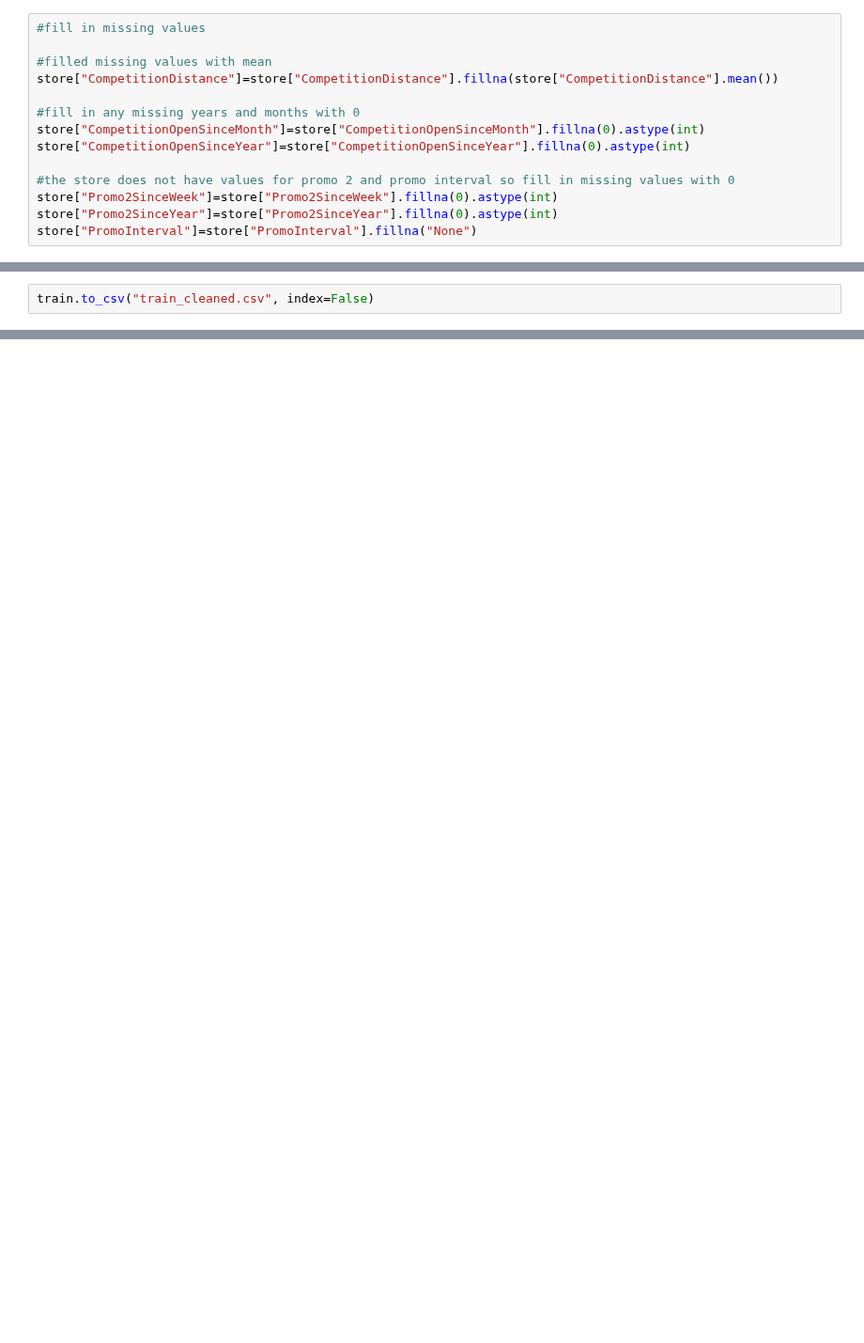
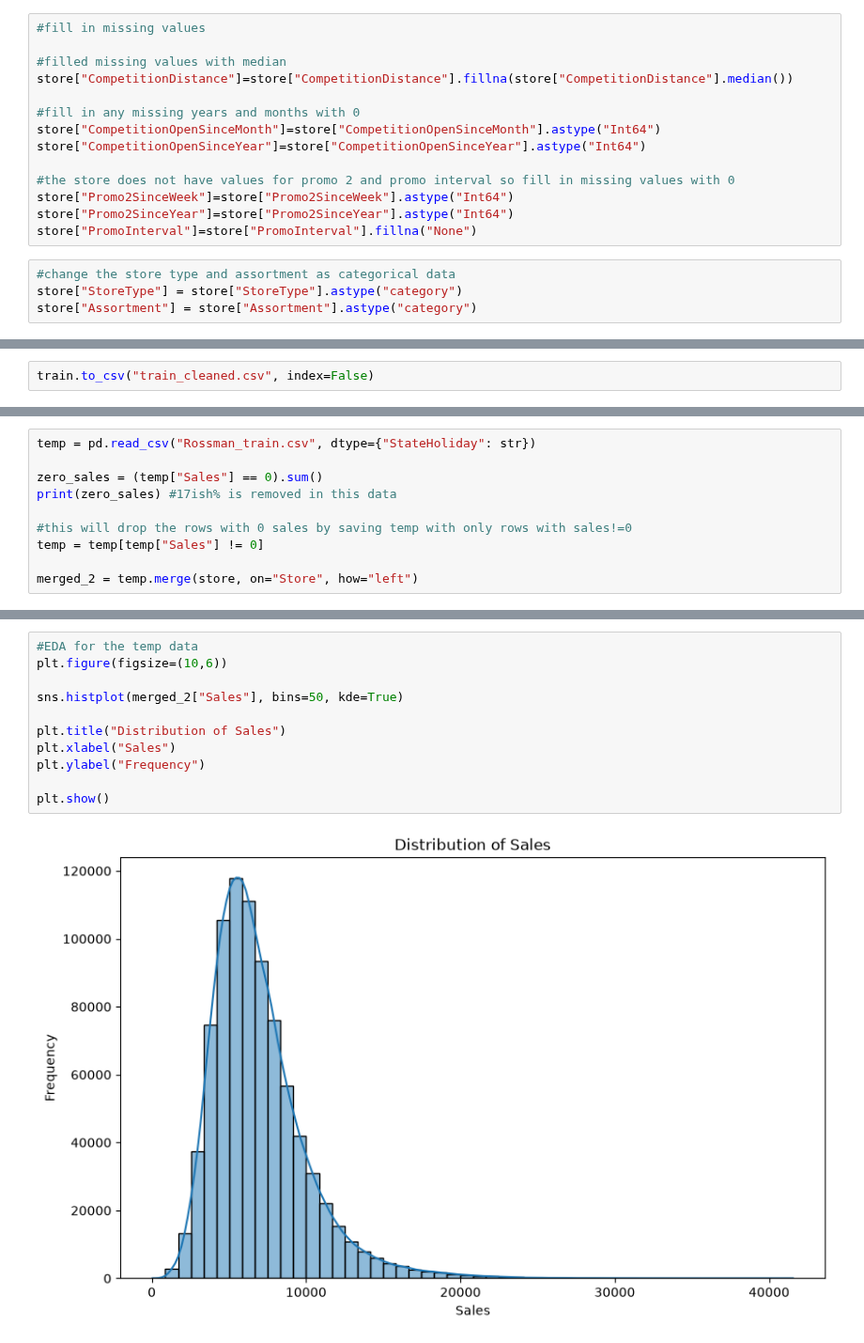
Before and after one commit to sayoomib/ADS1002_Group_Project, a Jupyter notebook: Data_Cleaning.ipynb, the cells around one changed output, grey strips where cells are left out. Shown at 94% size. Drawn from its saved outputs; the diff is of its cells as text; blank space fills up the shorter version.

Commit message:
cleaning more data and some edits to code

```diff
--- a/Data_Cleaning.ipynb
+++ b/Data_Cleaning.ipynb
@@ -45,16 +46,20 @@ store.describe()
 # %%
 #fill in missing values
 
-#filled missing values with mean
-store["CompetitionDistance"]=store["CompetitionDistance"].fillna(store["CompetitionDistance"].mean())
+#filled missing values with median
+store["CompetitionDistance"]=store["CompetitionDistance"].fillna(store["CompetitionDistance"].median())
 
 #fill in any missing years and months with 0
-store["CompetitionOpenSinceMonth"]=store["CompetitionOpenSinceMonth"].fillna(0).astype(int)
-store["CompetitionOpenSinceYear"]=store["CompetitionOpenSinceYear"].fillna(0).astype(int)
+store["CompetitionOpenSinceMonth"]=store["CompetitionOpenSinceMonth"].astype("Int64")
+store["CompetitionOpenSinceYear"]=store["CompetitionOpenSinceYear"].astype("Int64")
 
 #the store does not have values for promo 2 and promo interval so fill in missing values with 0
-store["Promo2SinceWeek"]=store["Promo2SinceWeek"].fillna(0).astype(int)
-store["Promo2SinceYear"]=store["Promo2SinceYear"].fillna(0).astype(int)
+store["Promo2SinceWeek"]=store["Promo2SinceWeek"].astype("Int64")
+store["Promo2SinceYear"]=store["Promo2SinceYear"].astype("Int64")
 store["PromoInterval"]=store["PromoInterval"].fillna("None")
+# %%
+#change the store type and assortment as categorical data
+store["StoreType"] = store["StoreType"].astype("category")
+store["Assortment"] = store["Assortment"].astype("category")
 # %%
 store.to_csv("store_cleaned.csv", index=False)
@@ -153,0 +123,10 @@ train.to_csv("train_cleaned.csv", index=False)
+# %%
+temp = pd.read_csv("Rossman_train.csv", dtype={"StateHoliday": str})
+
+zero_sales = (temp["Sales"] == 0).sum()
+print(zero_sales) #17ish% is removed in this data
+
+#this will drop the rows with 0 sales by saving temp with only rows with sales!=0
+temp = temp[temp["Sales"] != 0]
+
+merged_2 = temp.merge(store, on="Store", how="left")
@@ -153,0 +137,13 @@ train.to_csv("train_cleaned.csv", index=False)
+# %%
+#EDA for the temp data
+plt.figure(figsize=(10,6))
+
+sns.histplot(merged_2["Sales"], bins=50, kde=True)
+
+plt.title("Distribution of Sales")
+plt.xlabel("Sales")
+plt.ylabel("Frequency")
+
+plt.show()
+# %% [output]
+[figure, added]
```
Also changed, not shown: parts of 17 cells of this notebook, 4 other files.
